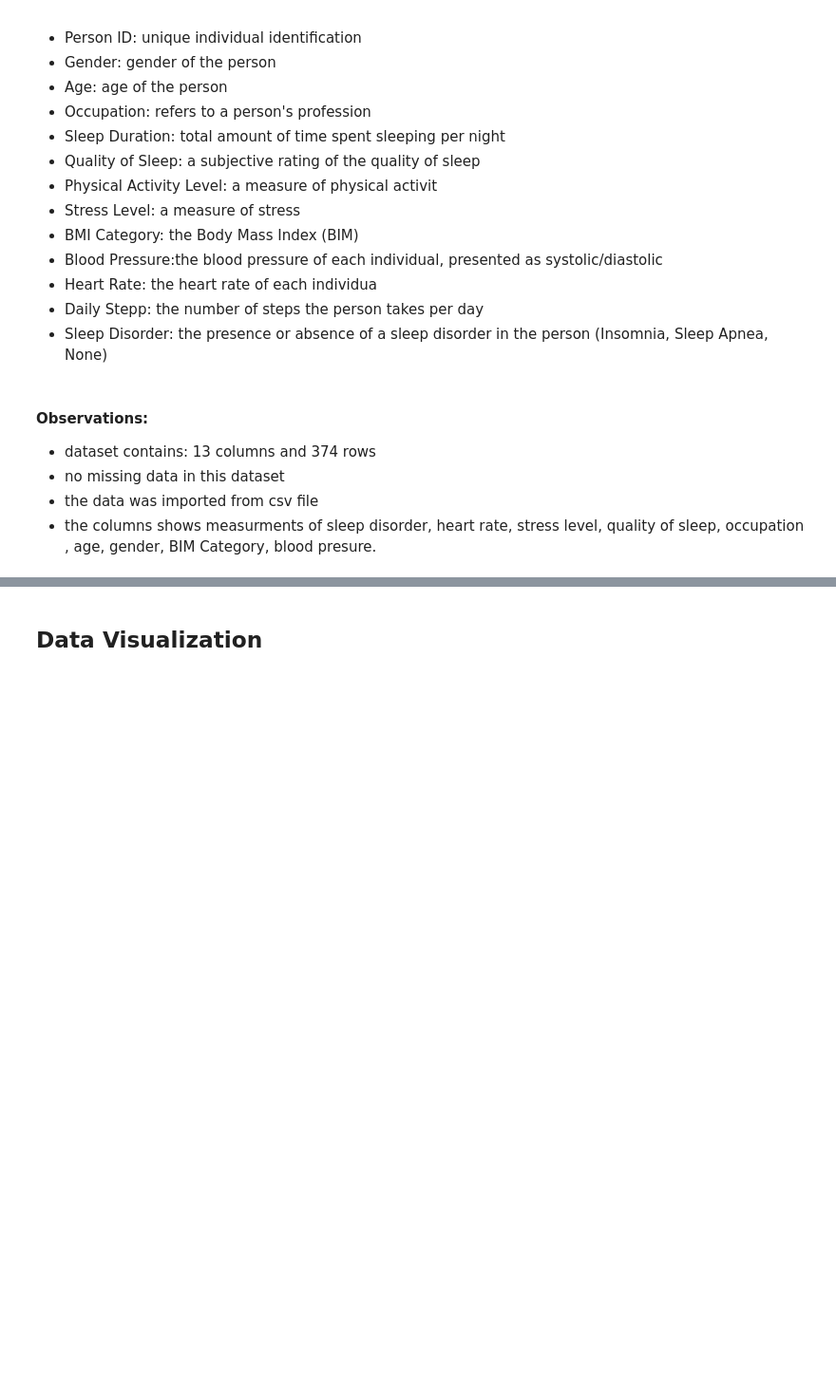
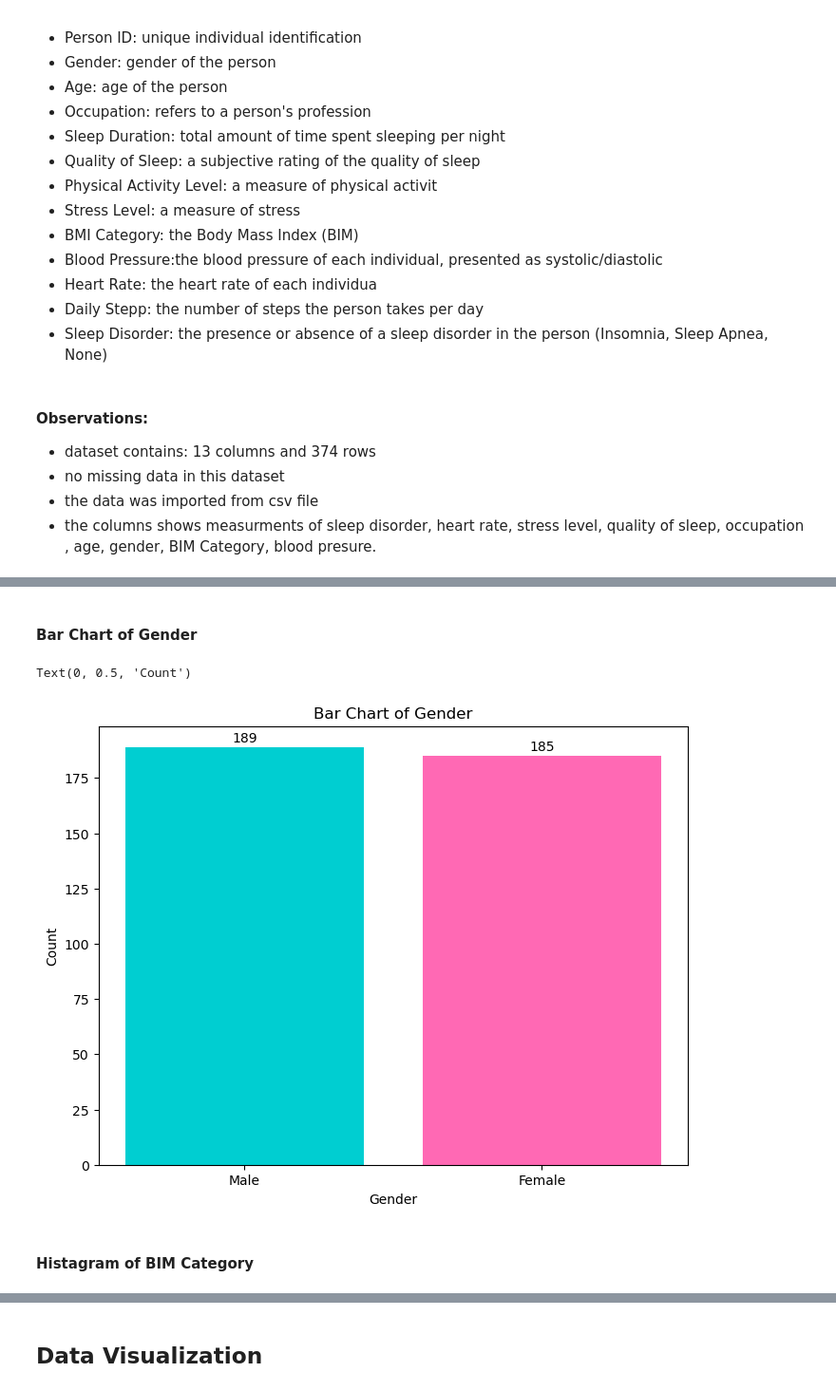
Before and after one commit to Waszka22/PfDA_Assignment, a Jupyter notebook: PfDA_Assignment.ipynb, the cells around one changed output, grey strips where cells are left out. Shown at 95% size. Saved outputs shown, nothing was run; the diff lists cells and outputs as text; code cells hidden in the pictures; blank space fills up the shorter version.

```diff
--- a/PfDA_Assignment.ipynb
+++ b/PfDA_Assignment.ipynb
@@ -238,0 +240,21 @@ Text(0.5, 1.0, 'Histagram of BMI Category')
+# %% [markdown]
+#### Bar Chart of Gender
+# %%
+# adding bar chart of gender
+gender_counts = df['Gender'].value_counts()
+
+plt.figure(figsize=(8, 6))
+plt.bar(gender_counts.index, gender_counts, color=['darkturquoise', 'hotpink'])
+
+# add frequency numbers
+for i, count in enumerate(gender_counts):
+    plt.text(i, count + 1, str(count), ha='center', va='bottom')
+
+plt.title('Bar Chart of Gender')
+plt.xlabel('Gender')
+plt.ylabel('Count')
+# %% [output]
+Text(0, 0.5, 'Count')
+[figure, added]
+# %% [markdown]
+#### Histagram of BIM Category
```
Also changed, not shown: parts of 17 cells of this notebook.
